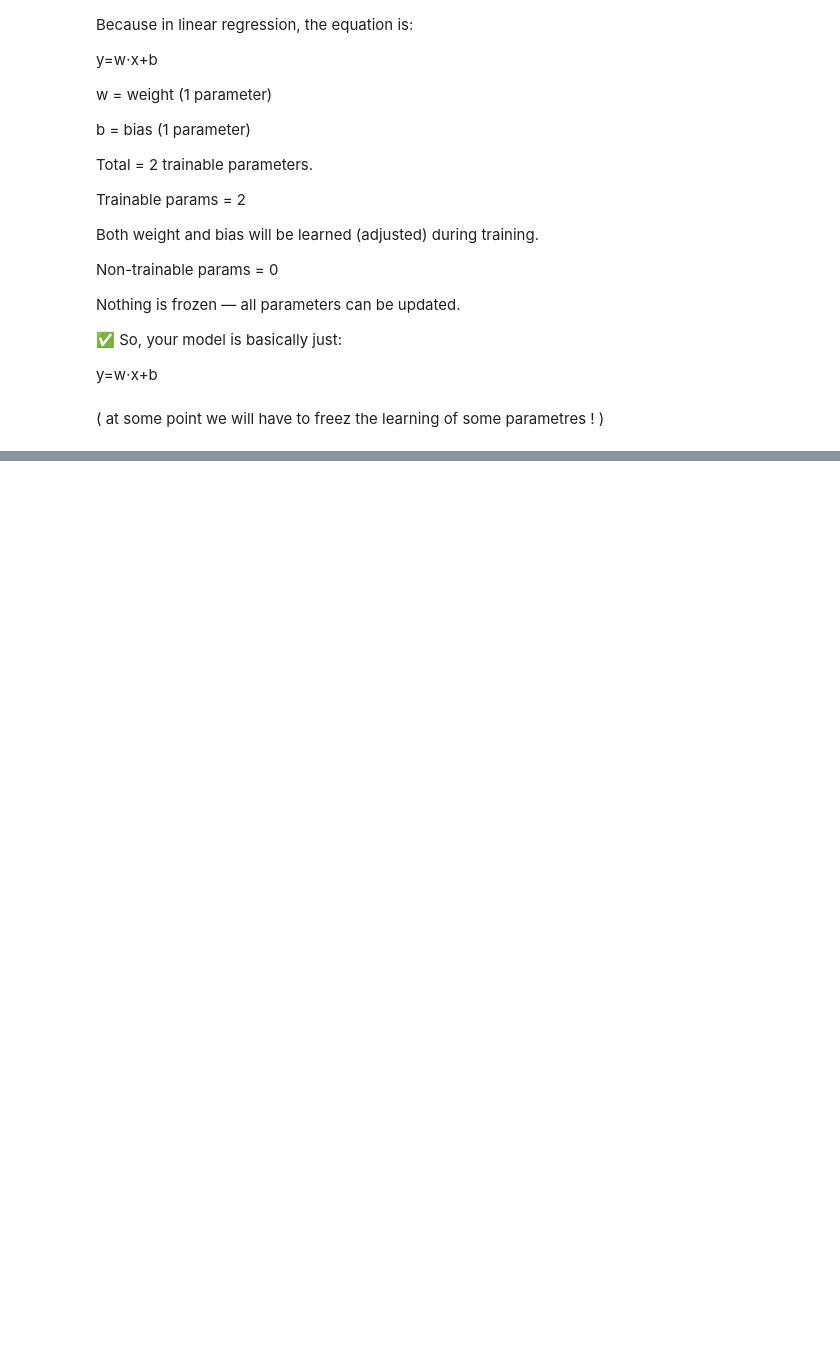
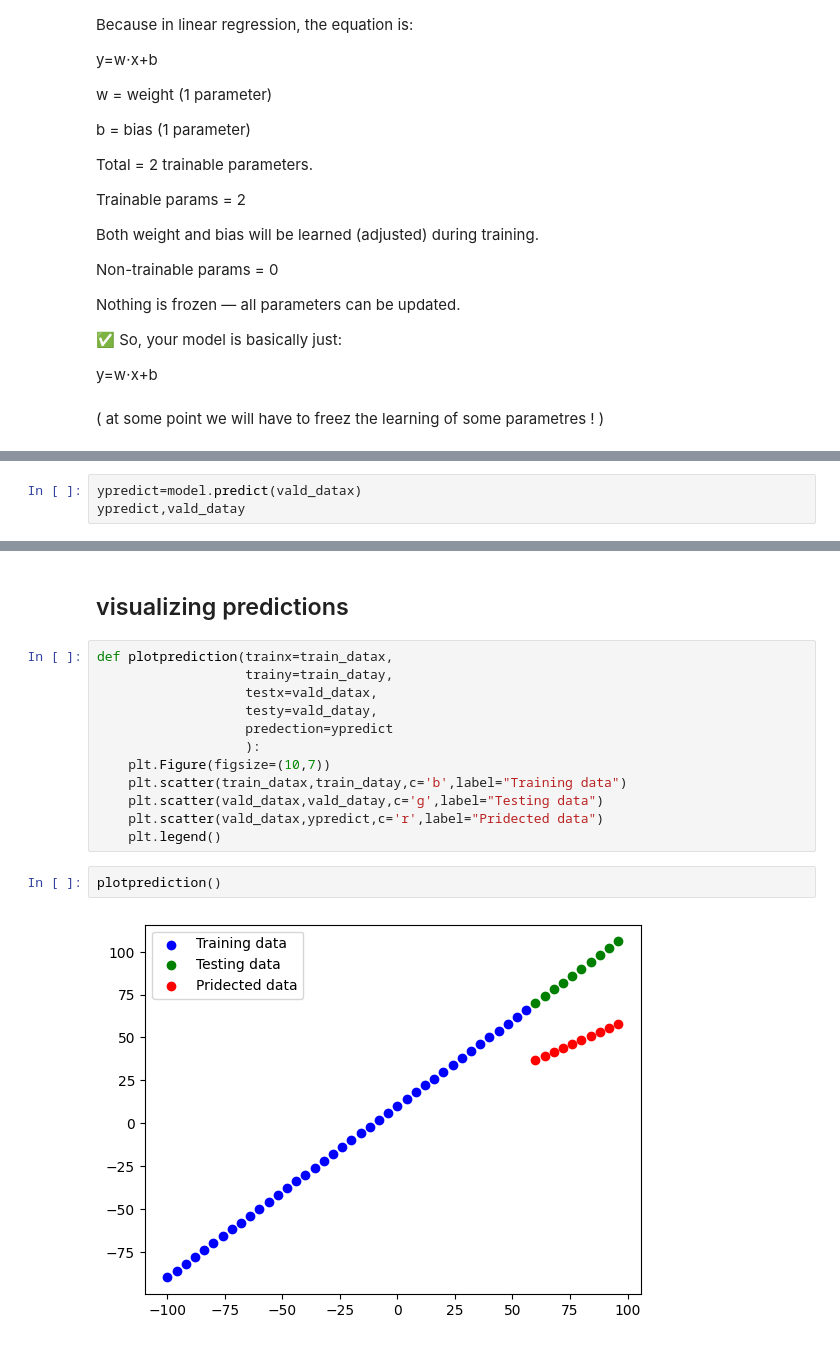
Before and after one commit to AlderyAbderrahman/Deep-learning-with-TenserFlow-bootcamp, a Jupyter notebook: 02Regression.ipynb, the cells around one changed output, grey strips where cells are left out. Saved outputs shown, nothing was run; the diff lists cells and outputs as text; blank space fills up the shorter version.

```diff
--- a/02Regression.ipynb
+++ b/02Regression.ipynb
@@ -372,0 +437,3 @@ y=w⋅x+b
+# %%
+ypredict=model.predict(vald_datax)
+ypredict,vald_datay
@@ -372,0 +453,18 @@ y=w⋅x+b
+# %% [markdown]
+## visualizing predictions
+# %%
+def plotprediction(trainx=train_datax,
+                   trainy=train_datay,
+                   testx=vald_datax,
+                   testy=vald_datay,
+                   predection=ypredict
+                   ):
+    plt.Figure(figsize=(10,7))
+    plt.scatter(train_datax,train_datay,c='b',label="Training data")
+    plt.scatter(vald_datax,vald_datay,c='g',label="Testing data")
+    plt.scatter(vald_datax,ypredict,c='r',label="Pridected data")
+    plt.legend()
+# %%
+plotprediction()
+# %% [output]
+[figure, added]
```
Also changed, not shown: parts of 13 cells of this notebook, 1 other file.
